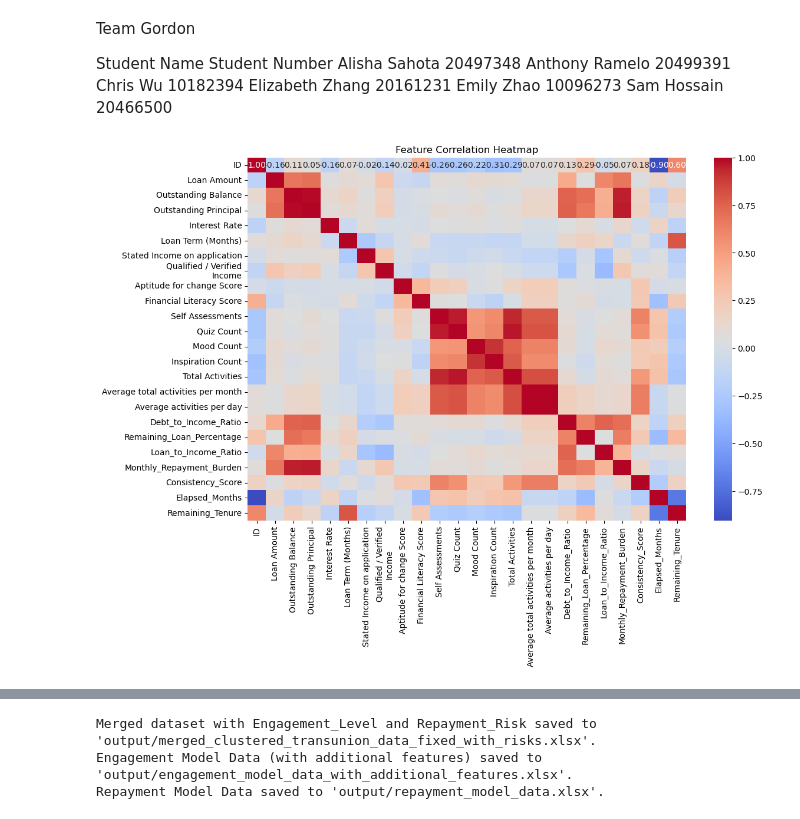
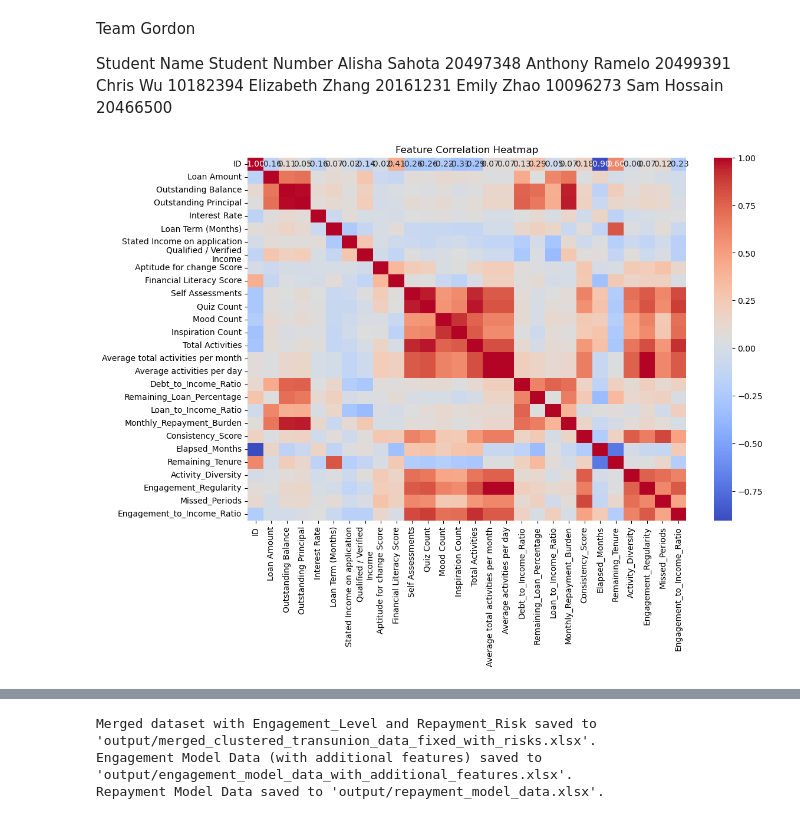
Before and after one commit to rameloa/School, a Jupyter notebook: 831MarketingAnalytics/Project/831MarketingProject/02Behavioural copy.ipynb, the cells around one changed output, grey strips where cells are left out. Drawn from its saved outputs; the diff is of its cells as text; code cells hidden in the pictures.

```diff
--- a/831MarketingAnalytics/Project/831MarketingProject/02Behavioural copy.ipynb
+++ b/831MarketingAnalytics/Project/831MarketingProject/02Behavioural copy.ipynb
@@ -20,7 +20,6 @@ from sklearn.impute import SimpleImputer
 from sklearn.decomposition import PCA
 from sklearn.cluster import KMeans
 from sklearn.metrics import silhouette_score
-from sklearn.feature_selection import mutual_info_classif
 
 # Functions
 
@@ -54,13 +53,24 @@ def create_financial_features(df):
     df['Elapsed_Months'] = (datetime.now() - df['Disbursement Date']).dt.days // 30
     df['Remaining_Tenure'] = df['Loan Term (Months)'] - df['Elapsed_Months']
 
+    df['Activity_Diversity'] = (df['Quiz Count'] > 0).astype(int) +  (df['Mood Count'] > 0).astype(int) +  (df['Inspiration Count'] > 0).astype(int)
+
+    df['Engagement_Regularity'] = (
+        df.get('Consistency_Score', 0) * df['Average activities per day']
+    )
+    df['Missed_Periods'] = (
+        df['Elapsed_Months'] - (df['Total Activities'] / df['Average total activities per month'])
+    )
+    df['Engagement_to_Income_Ratio'] = (
+        df['Total Activities'] / df['Qualified / Verified\nIncome']
+    )
     df.replace([np.inf, -np.inf], np.nan, inplace=True)
     df.fillna(0, inplace=True)
     return df
 
 def validate_features(df):
     """
-    Validates the engineered features by analyzing correlations and mutual information.
+    Validates the engineered features by analyzing correlations.
     """
     # Select only numeric columns for correlation
     numeric_df = df.select_dtypes(include=['float64', 'int64'])
@@ -80,28 +90,6 @@ def validate_features(df):
                 redundant_features.add(correlation_matrix.columns[i])
 
     print(f"Redundant features (correlation > 0.9): {redundant_features}")
-
-    # Mutual Information Scores (for clustering relevance)
-    if 'Cluster' in df.columns:
-        X = numeric_df.drop(columns=['Cluster'], errors='ignore')
-        y = df['Cluster']
-        mutual_info = mutual_info_classif(X, y, random_state=42)
-        mutual_info_scores = pd.Series(mutual_info, index=X.columns).sort_values(ascending=False)
-
-        print("\nMutual Information Scores:")
-        print(mutual_info_scores)
-
-        # Plot Mutual Information Scores
-        plt.figure(figsize=(10, 6))
-        mutual_info_scores.plot(kind='bar')
-        plt.title("Mutual Information Scores for Features")
-        plt.ylabel("Score")
-        plt.xlabel("Features")
-        plt.xticks(rotation=45)
-        plt.show()
-    else:
-        print("Cluster column not found. Skipping Mutual Information analysis.")
-
     return redundant_features
 
 def preprocess_data(df, total_activities_col, columns_to_remove):
@@ -154,7 +142,7 @@ def preprocess_data(df, total_activities_col, columns_to_remove):
 
     return df, df_original
 
-def perform_pca(df_encoded, variance_threshold=0.9, min_components=2):
+def perform_pca(df_encoded, variance_threshold=0.85, min_components=2):
     pca = PCA(n_components=variance_threshold, random_state=42)
     df_pca = pd.DataFrame(pca.fit_transform(df_encoded))
 
@@ -186,36 +174,13 @@ def determine_optimal_clusters(df_pca, k_range=range(4, 8)):
 
     return optimal_k
 
-def assign_cluster_names(cluster_summary):
+def perform_clustering(df_pca, df_original, optimal_k):
     """
-    Assign meaningful names to clusters based on engagement and success metrics.
-    """
-    cluster_names = []
-    for index, row in cluster_summary.iterrows():
-        if row['Average total activities per month'] < 5 and row['Debt_to_Income_Ratio'] < 0.18:
-            cluster_names.append("Low Engagement, High Success")
-        elif row['Average total activities per month'] >= 5 and row['Debt_to_Income_Ratio'] >= 0.18 and row['Financial Literacy Score'] < 2.5:
-            cluster_names.append("High Engagement, Low Success")
-        elif row['Average total activities per month'] < 5 and row['Debt_to_Income_Ratio'] >= 0.18:
-            cluster_names.append("Low Engagement, Low Success")
-        elif row['Average total activities per month'] >= 5 and row['Debt_to_Income_Ratio'] < 0.18 and row['Financial Literacy Score'] >= 2.5:
-            cluster_names.append("High Engagement, High Success")
-        else:
-            cluster_names.append("Undefined Cluster")  # Catch-all for unexpected cases
-    return cluster_names
-
-def perform_clustering_with_names(df_pca, df_original, optimal_k, cluster_summary):
-    """
-    Perform clustering and assign meaningful names to clusters.
+    Perform clustering and append the cluster labels to the original data.
     """
     kmeans = KMeans(n_clusters=optimal_k, random_state=42, n_init=20)
     df_original['Cluster'] = kmeans.fit_predict(df_pca)
-
-    # Assign cluster names
-    cluster_names = assign_cluster_names(cluster_summary)
-    name_mapping = {i: cluster_names[i] for i in range(len(cluster_names))}
-    df_original['Cluster Name'] = df_original['Cluster'].map(name_mapping)
-    return df_original, name_mapping
+    return df_original
 
 def plot_clusters(df_pca, df_original):
     if df_pca.shape[1] < 2:
@@ -239,44 +204,43 @@ df = load_data(file_path, sheet_name)
 total_activities_col = ensure_column_exists(df, 'Total Activities', alternative_names=['Total Activies '])
 df = create_financial_features(df)
 
+# Capture original columns
+original_columns = df.columns
+
 # Feature validation
 redundant_features = validate_features(df)
 if redundant_features:
     df = df.drop(columns=list(redundant_features), errors='ignore')
     print("Dropped redundant features from the dataset.")
 
 columns_to_remove = ['Disbursement Date', 'Date of Birth', 'ID', 'Gender',
                      'Loan Amount', 'Outstanding Balance', 'Outstanding Principal',
                      'Loan Term (Months)', 'Stated Income on application',
                      'Inspiration Count', 'Average total activities per month',
                      'Average activities per day']
 
 df_encoded, df_original = preprocess_data(df, total_activities_col, columns_to_remove)
 
+# Capture processed columns
+processed_columns = df_encoded.columns
+
+# Identify dropped columns
+dropped_columns = set(original_columns) - set(processed_columns)
+print(f"Columns dropped before PCA: {dropped_columns}")
+
 # PCA and clustering
 df_pca = perform_pca(df_encoded)
-optimal_k = determine_optimal_clusters(df_pca, k_range=range(3, 8))
+optimal_k = determine_optimal_clusters(df_pca, k_range=range(4, 8))
 df_clustered = perform_clustering(df_pca, df_original, optimal_k)
-df_clustered, name_mapping = perform_clustering_with_names(df_pca, df_original, optimal_k, cluster_summary)
 
-# Save the cluster names with strategies
-cluster_summary['Cluster Name'] = assign_cluster_names(cluster_summary)
-cluster_summary['Strategy'] = cluster_summary['Cluster Name'].map({
-    "Low Engagement, High Success": "Encourage engagement through benefits-focused nudges.",
-    "High Engagement, Low Success": "Provide personalized coaching and manageable goals.",
-    "Low Engagement, Low Success": "Activate and onboard with campaigns and rewards.",
-    "High Engagement, High Success": "Replicate success and engage further."
-})
-cluster_summary.to_excel("output/cluster_named_summary.xlsx", index=False)
-
+# Save the clustered data
 df_clustered.to_excel("output/df_cluster.xlsx", index=False)
-# Export cluster summary
 numeric_cols = df_clustered.select_dtypes(include=['number']).columns
 cluster_summary = df_clustered[numeric_cols].groupby('Cluster').mean()
 cluster_summary.to_excel("output/cluster_summary.xlsx")
 print("Cluster summary saved to 'cluster_summary.xlsx'.")
 
 # Visualize clusters
 plot_clusters(df_pca, df_clustered)
 # %% [output]
-[figure, old version]
+[figure, new version]
```
Also changed, not shown: parts of 4 cells of this notebook, 10 other files.
